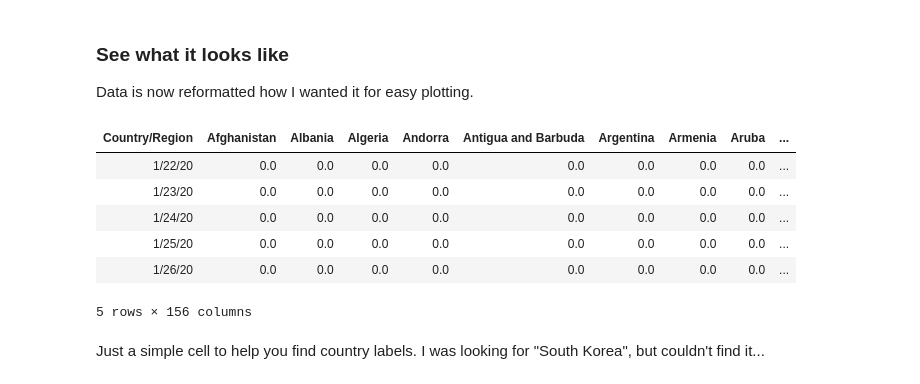
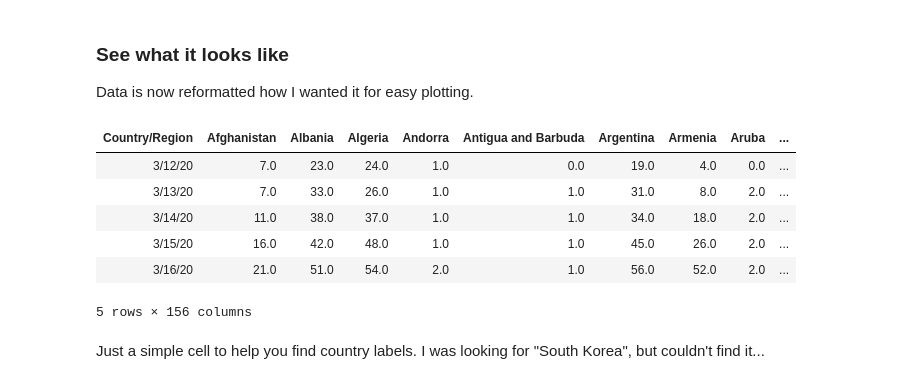
Before and after one commit to rogerallen/random_notebooks, a Jupyter notebook: covid19_plot.ipynb, the cells around one changed output. Cells and saved outputs as stored; diff of their text form; code cells hidden in the pictures.

```diff
--- a/covid19_plot.ipynb
+++ b/covid19_plot.ipynb
@@ -42,14 +43,14 @@ cv19_sum_df = cv19_sum_df.T[2:]
 
 Data is now reformatted how I wanted it for easy plotting.
 # %%
-cv19_sum_df.head()
+cv19_sum_df.tail()
 # %% [output]
 | Country/Region | Afghanistan | Albania | Algeria | Andorra | Antigua and Barbuda | Argentina | Armenia | Aruba | ... |
-| 1/22/20 | 0.0 | 0.0 | 0.0 | 0.0 | 0.0 | 0.0 | 0.0 | 0.0 | ... |
-| 1/23/20 | 0.0 | 0.0 | 0.0 | 0.0 | 0.0 | 0.0 | 0.0 | 0.0 | ... |
-| 1/24/20 | 0.0 | 0.0 | 0.0 | 0.0 | 0.0 | 0.0 | 0.0 | 0.0 | ... |
-| 1/25/20 | 0.0 | 0.0 | 0.0 | 0.0 | 0.0 | 0.0 | 0.0 | 0.0 | ... |
-| 1/26/20 | 0.0 | 0.0 | 0.0 | 0.0 | 0.0 | 0.0 | 0.0 | 0.0 | ... |
+| 3/12/20 | 7.0 | 23.0 | 24.0 | 1.0 | 0.0 | 19.0 | 4.0 | 0.0 | ... |
+| 3/13/20 | 7.0 | 33.0 | 26.0 | 1.0 | 1.0 | 31.0 | 8.0 | 2.0 | ... |
+| 3/14/20 | 11.0 | 38.0 | 37.0 | 1.0 | 1.0 | 34.0 | 18.0 | 2.0 | ... |
+| 3/15/20 | 16.0 | 42.0 | 48.0 | 1.0 | 1.0 | 45.0 | 26.0 | 2.0 | ... |
+| 3/16/20 | 21.0 | 51.0 | 54.0 | 2.0 | 1.0 | 56.0 | 52.0 | 2.0 | ... |
 5 rows × 156 columns
 # %% [markdown]
 Just a simple cell to help you find country labels.  I was looking for "South Korea", but couldn't find it...
```
Also changed, not shown: parts of 9 cells of this notebook.
